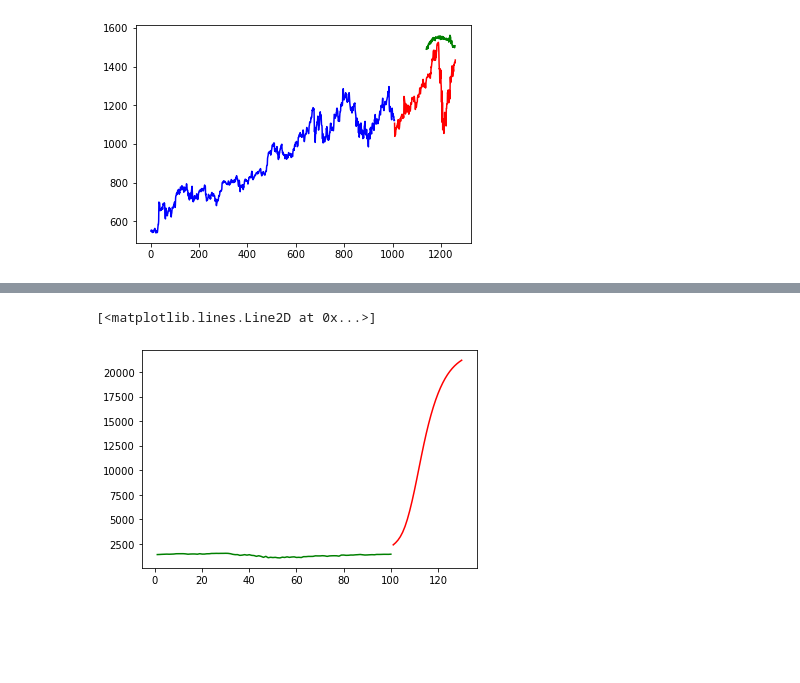
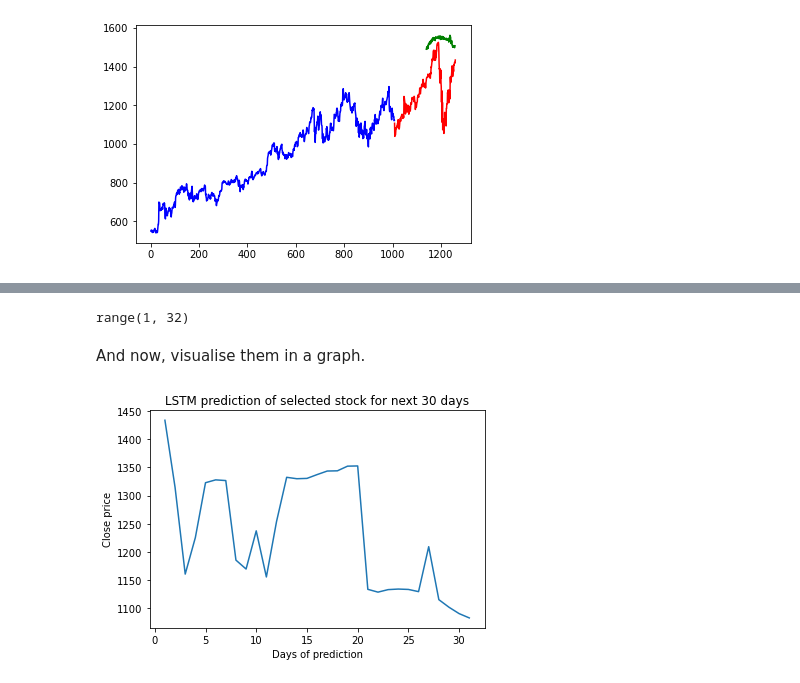
Before and after one commit to AnnaBezu/Project, a Jupyter notebook: predictions_lstm.ipynb, the cells around one changed output, grey strips where cells are left out. Drawn from its saved outputs; the diff is of its cells as text; code cells hidden in the pictures; blank space fills up the shorter version.

```diff
--- a/predictions_lstm.ipynb
+++ b/predictions_lstm.ipynb
@@ -104,0 +36,2 @@ Now, we need to make some modifications to the dataset so that we can work with
+# %%
+aaa=get_data_try()
@@ -105,12 +42,15 @@ Now, we need to make some modifications to the dataset so that we can work with
+# %%
+# define the ticker of your choice (select only one)
+tick="GE"
 # %%
-#TDS
-# split používám z TDS (tam nedělají 0-1 scale)
-# EDIT: stejně musím 0-1 scale udělat...
 
 
-# take only Close prices - we will focus on those
-close_data = df['Close'].values
-#close_data = close_data.reshape((-1,1))
+# the prediction is done for Close -> select Close only
+data_close_all=pd.DataFrame(aaa.Close)
+data_close_all["idx"] = range(1, len(aaa.Close[tick])+1)
+
+# subset Close for ticker of choice
+close_data = aaa.Close[tick].values
 
 
 # determine the split proportion of training vs testing
@@ -122,22 +62,16 @@ close_test_orig = close_data[split:]
 close_data_orig = close_data
 
 # NOTE: LSTM are sensitive to the scale of the data. so we need to apply MinMax scaler to transform our data into 0-1 scale
-# mám už nahoře
-from sklearn.preprocessing import MinMaxScaler
 scaler=MinMaxScaler(feature_range=(0,1))
-close_data_reshaped_scaled=scaler.fit_transform(np.array(df['Close'].values).reshape(-1,1))
+close_data_reshaped_scaled=scaler.fit_transform(np.array(aaa.Close[tick].values).reshape(-1,1))
 close_data=close_data_reshaped_scaled
 
 # train/test sample used in the LSTM modelling
 close_train = close_data[:split]
 close_test = close_data[split:]
 
-#POZN: takhle by měly dates vypadat až budu používat DataReader, ale pro teď s yfinance použiju indexy
-#date_train = df['Date'][:split]
-#date_test = df['Date'][split:]
-
-date_train = df['idx'][:split]
-date_test = df['idx'][split:]
+date_train = data_close_all['idx'][:split]
+date_test = data_close_all['idx'][split:]
 
 print(len(close_train))
 print(len(close_test))
@@ -822,6 +375,16 @@ lst_output
-# %%
-plt.plot(day_new,scaler.inverse_transform(close_data[eee:]), color="green")
-plt.plot(day_pred,scaler.inverse_transform(lst_output), color="red")
-# %% [output]
-[<matplotlib.lines.Line2D at 0x...>]
-[figure, removed]
+# %%
+#set the x-axis for the prediction graph
+for_dates=range(1,len(forecast)+1)
+for_dates
+# %% [output]
+range(1, 32)
+# %% [markdown]
+And now, visualise them in a graph.
+# %%
+plt.plot(for_dates, forecast)
+plt.xlabel("Days of prediction")
+plt.ylabel("Close price")
+plt.title("LSTM prediction of selected stock for next 30 days")
+plt.show()
+# %% [output]
+[figure, added]
```
Also changed, not shown: parts of 55 cells of this notebook, 1 other file.
